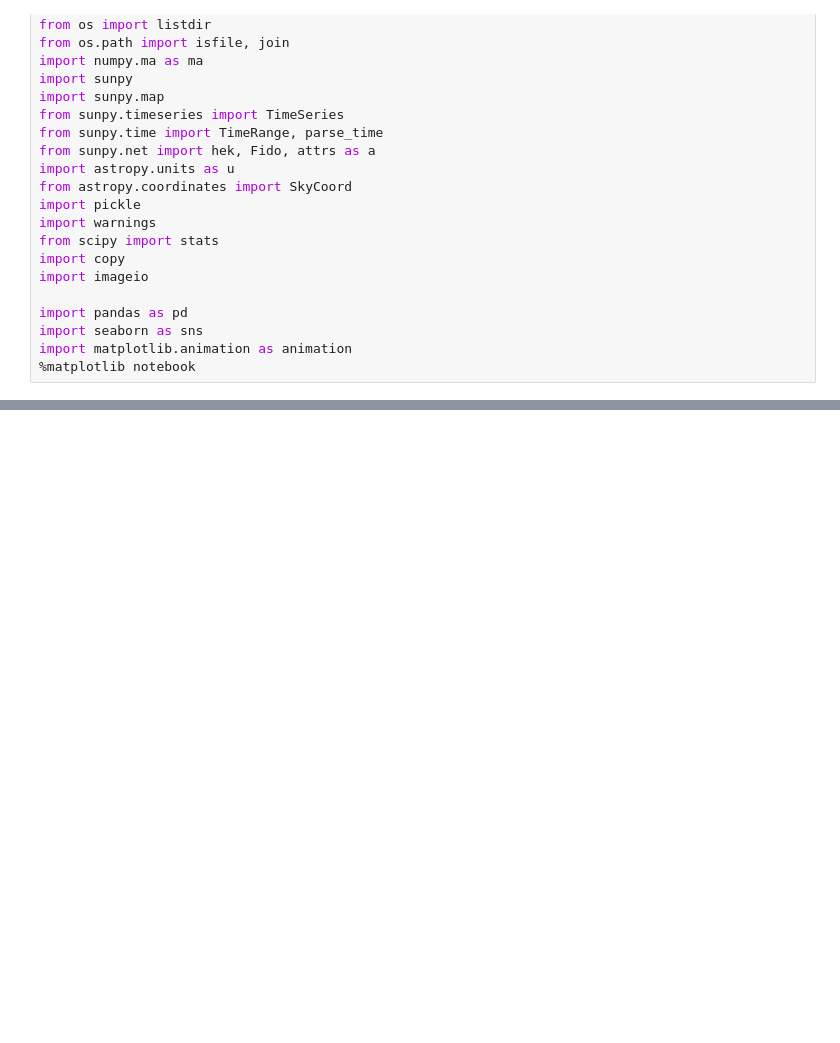
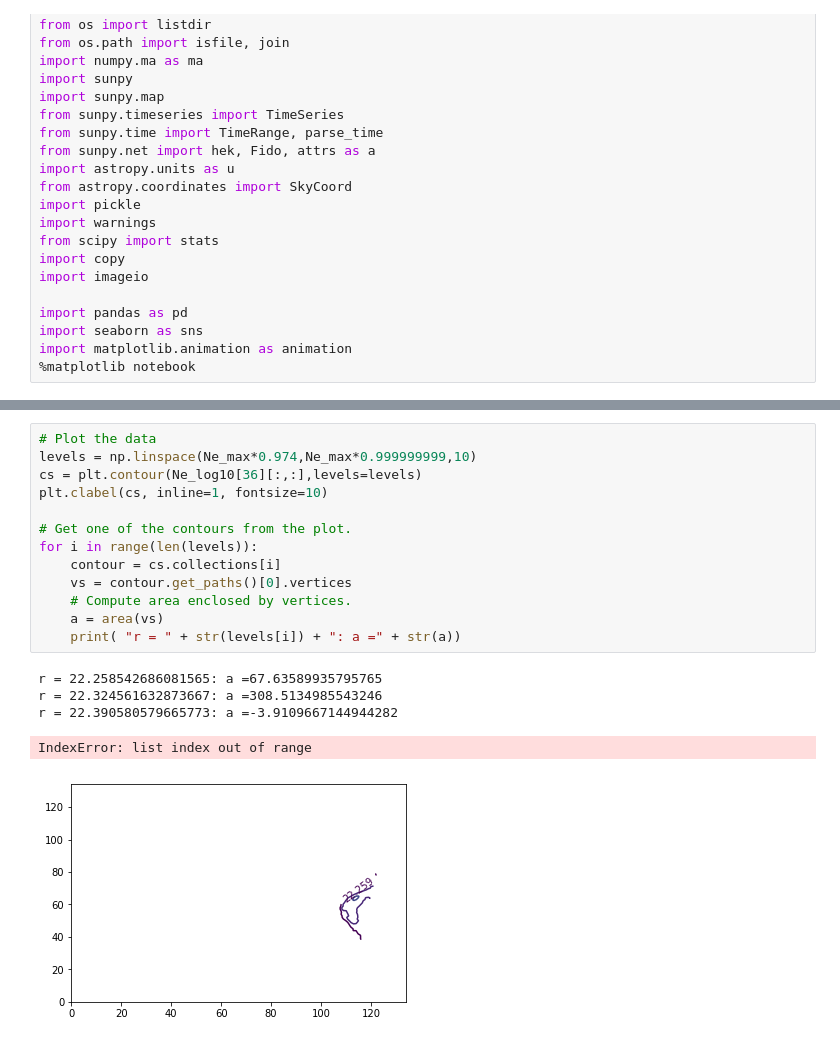
Before and after one commit to jcguevarag/sep2010_thomson, a Jupyter notebook: Ne_plots.ipynb, the cells around one changed output, grey strips where cells are left out. Saved outputs shown, nothing was run; the diff lists cells and outputs as text; blank space fills up the shorter version.

```diff
--- a/Ne_plots.ipynb
+++ b/Ne_plots.ipynb
@@ -87,0 +146,19 @@ plt.show()
+# %%
+# Plot the data
+levels = np.linspace(Ne_max*0.974,Ne_max*0.999999999,10)
+cs = plt.contour(Ne_log10[36][:,:],levels=levels)
+plt.clabel(cs, inline=1, fontsize=10)
+
+# Get one of the contours from the plot.
+for i in range(len(levels)):
+    contour = cs.collections[i]
+    vs = contour.get_paths()[0].vertices
+    # Compute area enclosed by vertices.
+    a = area(vs)
+    print( "r = " + str(levels[i]) + ": a =" + str(a))
+# %% [output]
+r = 22.258542686081565: a =67.63589935795765
+r = 22.324561632873667: a =308.5134985543246
+r = 22.390580579665773: a =-3.9109667144944282
+IndexError: list index out of range
+[figure, added]
```
Also changed, not shown: parts of 19 cells of this notebook.
